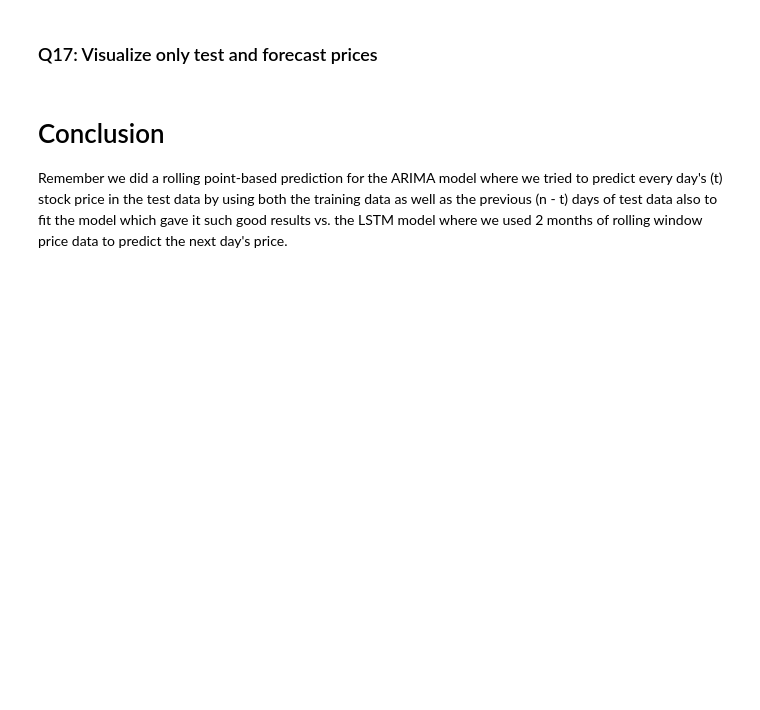
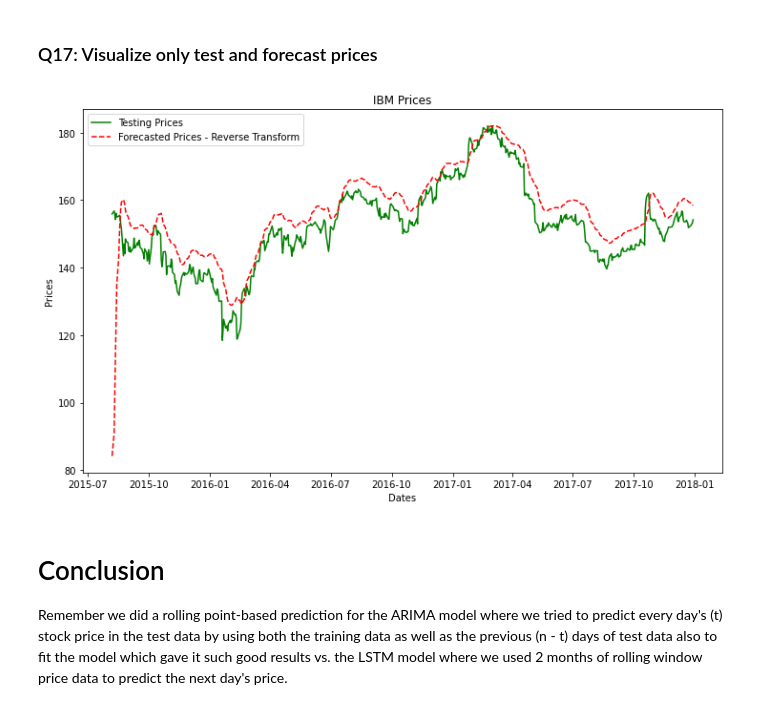
Before and after one commit to StellarApp/mini-projects, a Jupyter notebook: Mini_Project_Time_Series_Forecasting.ipynb, the cells around one changed output. Saved outputs shown, nothing was run; the diff lists cells and outputs as text; code cells hidden in the pictures; blank space fills up the shorter version.

```diff
--- a/Mini_Project_Time_Series_Forecasting.ipynb
+++ b/Mini_Project_Time_Series_Forecasting.ipynb
@@ -716,3 +879,6 @@ test_series.shape
 ### Q15: Combine both train_last60 and test_series together
 
 Hint: Check pandas __`concat()`__
+# %%
+new_test_series =  test_series
+print(new_test_series.shape)
@@ -719,4 +887,5 @@ Hint: Check pandas __`concat()`__
 # %%
-new_test_series =  <YOUR CODE HERE>
-print(new_test_series.shape)
-assert new_test_series.shape == (664,), ("Oops! There is a data dimension mismatch error. Hint: Use pandas concat with the right axis parameter")
+# ("Oops! There is a data dimension mismatch error. Hint: Use pandas concat with the right axis parameter")
+# assert new_test_series.shape == (664,),
+new_test_series = pd.concat((train_last60, new_test_series), axis=0)
+new_test_series.shape
@@ -728,0 +898,3 @@ test_set_scaled = <YOUR CODE HERE>
+# %%
+new_test_series = new_test_series.to_numpy().reshape(-1, 1)
+new_test_series.shape
@@ -728,0 +903,6 @@ test_set_scaled = <YOUR CODE HERE>
+# %%
+# test_set_scaled = <YOUR CODE HERE>
+
+test_set_scaled = sc.transform(new_test_series)
+
+test_set_scaled.shape
@@ -769,5 +962,15 @@ plt.legend();
 # %% [markdown]
 ### Q17: Visualize only test and forecast prices
+# %%
+plt.figure(figsize=(12,7))
+plt.title('IBM Prices')
+plt.xlabel('Dates')
+plt.ylabel('Prices')
+plt.plot(test_series, color='green', label='Testing Prices')
+plt.plot(predicted_stock_price_revtrans_series, color='red', linestyle='--', label='Forecasted Prices - Reverse Transform')
+plt.legend();
+# %% [output]
+[figure, added]
 # %% [markdown]
 # Conclusion
 
```
Also changed, not shown: parts of 46 cells of this notebook.
